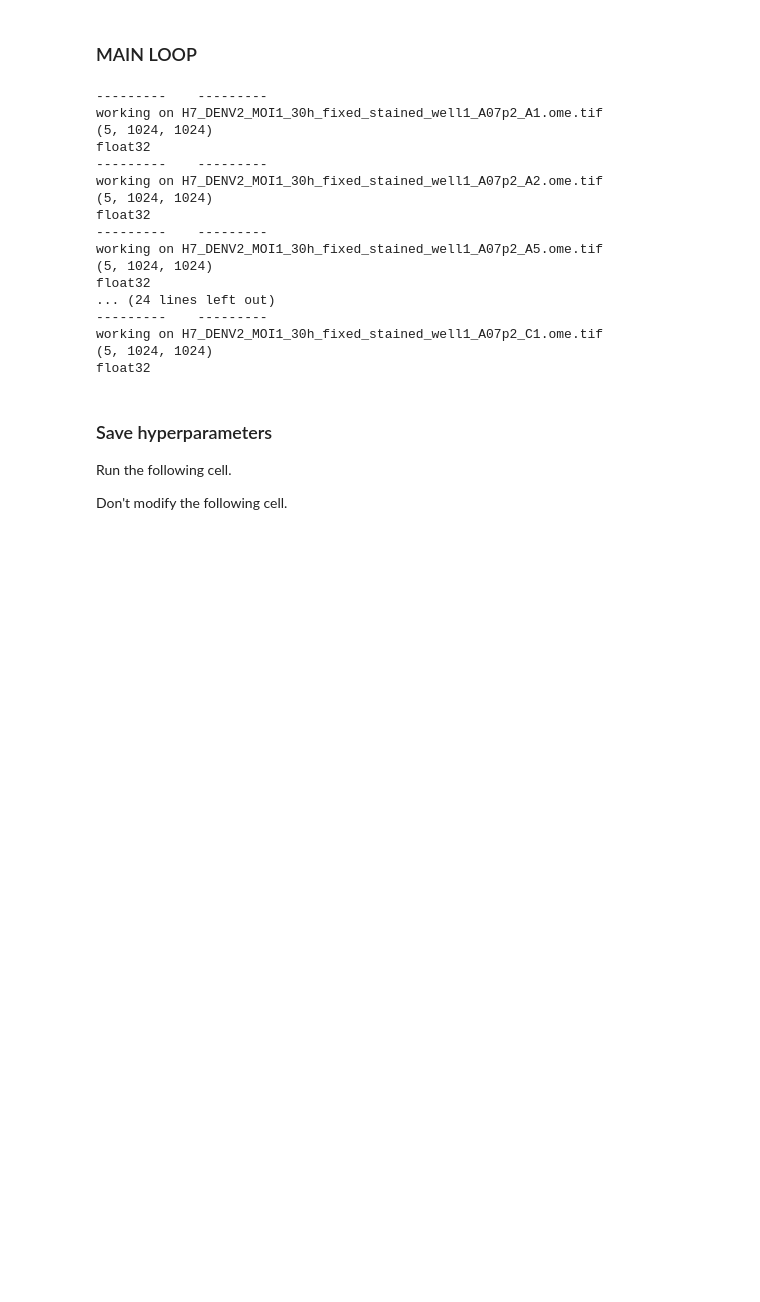
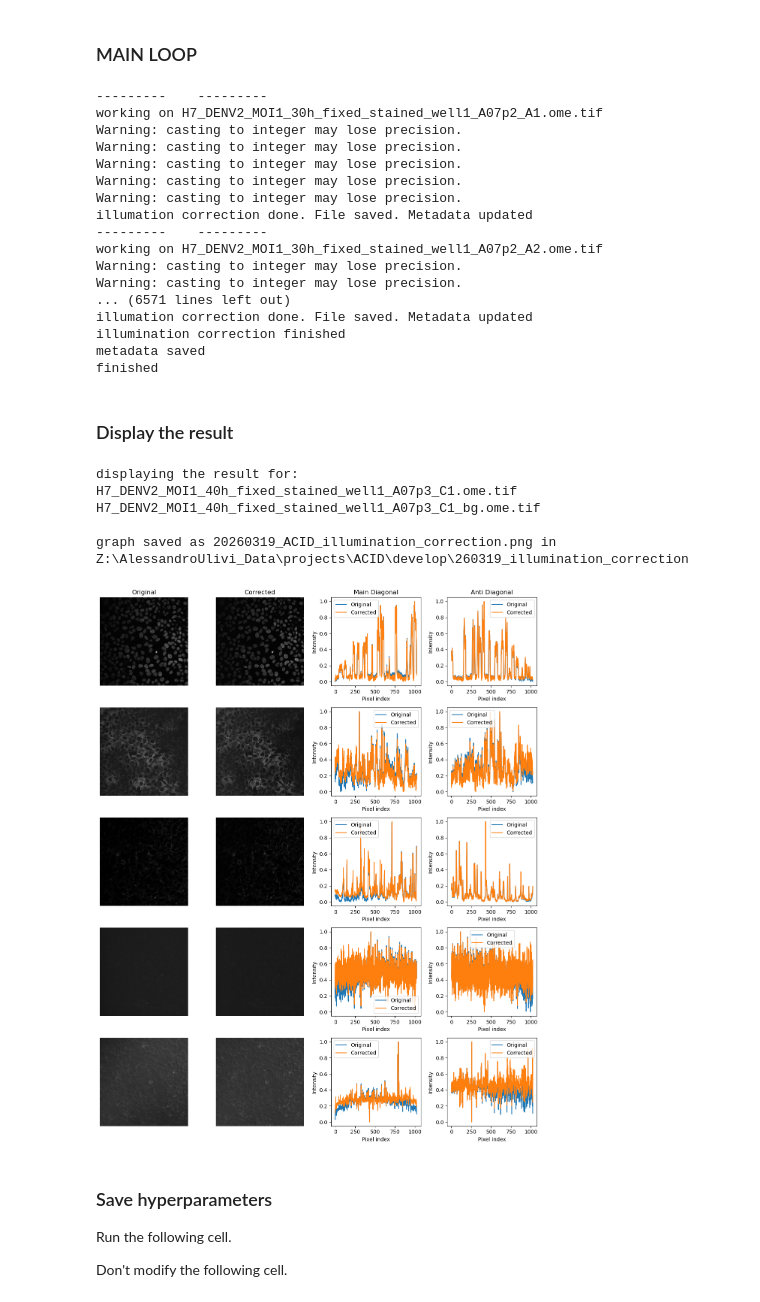
Before and after one commit to IDIP-Platform/ACID, a Jupyter notebook: part4b_correct_background.ipynb, the cells around one changed output. Drawn from its saved outputs; the diff is of its cells as text; code cells hidden in the pictures; blank space fills up the shorter version.

Commit message:
display illumination correction results

```diff
--- a/part4b_correct_background.ipynb
+++ b/part4b_correct_background.ipynb
@@ -610,7 +620,7 @@ illum_correct_clip_max_value_collection = []
 
 
 # iterate through the rows of the metadata dataframe
-for i in metadata_df.index[:10]:
+for i in metadata_df.index:
 
     print("---------    ---------")
 
@@ -850,21 +860,68 @@ print("finished")
 # %% [output]
 ---------    ---------
 working on H7_DENV2_MOI1_30h_fixed_stained_well1_A07p2_A1.ome.tif
-(5, 1024, 1024)
-float32
+Warning: casting to integer may lose precision.
+Warning: casting to integer may lose precision.
+Warning: casting to integer may lose precision.
+Warning: casting to integer may lose precision.
+Warning: casting to integer may lose precision.
+illumation correction done. File saved. Metadata updated
 ---------    ---------
 working on H7_DENV2_MOI1_30h_fixed_stained_well1_A07p2_A2.ome.tif
-(5, 1024, 1024)
-float32
----------    ---------
-working on H7_DENV2_MOI1_30h_fixed_stained_well1_A07p2_A5.ome.tif
-(5, 1024, 1024)
-float32
-... (24 lines left out)
----------    ---------
-working on H7_DENV2_MOI1_30h_fixed_stained_well1_A07p2_C1.ome.tif
-(5, 1024, 1024)
-float32
+Warning: casting to integer may lose precision.
+Warning: casting to integer may lose precision.
+... (6571 lines left out)
+illumation correction done. File saved. Metadata updated
+illumination correction finished
+metadata saved
+finished
+# %% [markdown]
+### Display the result
+# %%
+import random
+# randomly select a field of view before and after correction
+random_field_of_view_idx = random.choice(list(metadata_df.index))
+random_field_of_view_name = metadata_df.loc[random_field_of_view_idx, fov_column_name]
+random_field_of_view_corrected_name = metadata_df.loc[random_field_of_view_idx, illum_correct_df_file_name_clm_name]
+print(f"""
+displaying the result for:
+{random_field_of_view_name}
+{random_field_of_view_corrected_name}
+""")
+random_field_of_view = tifffile.imread(os.path.join(fov_directory, random_field_of_view_name))
+random_field_of_view_corrected = tifffile.imread(os.path.join(output_directory, random_field_of_view_corrected_name))
+
+
+fig, axes = plt.subplots(num_channels, 4, figsize=(12, 3 * num_channels))
+
+plot_image_channels_and_diagonals(
+    random_field_of_view,
+    random_field_of_view_corrected,
+    channel_axis=channel_axis,
+    axes=axes,
+    title_1="Original",
+    title_2="Corrected",
+    title_3="Main Diagonal",
+    title_4="Anti Diagonal",
+    x_axis="Pixel index",
+    y_axis="Intensity",
+    normalize=True)
+
+
+# save graph
+if save_graphs:
+    graph_saving_name = f"{datetime.datetime.now().strftime(graph_date_format)}{save_file_name_separator}{project_name}{save_file_name_separator}{graph_savingword}{graph_suffix}"
+    fig.savefig(os.path.join(graph_saving_directory, graph_saving_name))
+    print(f"graph saved as {graph_saving_name} in {graph_saving_directory}")
+else:
+    print("graph not saved, set save_graphs to True to save the graph")
+# %% [output]
+displaying the result for:
+H7_DENV2_MOI1_40h_fixed_stained_well1_A07p3_C1.ome.tif
+H7_DENV2_MOI1_40h_fixed_stained_well1_A07p3_C1_bg.ome.tif
+
+graph saved as 20260319_ACID_illumination_correction.png in Z:\AlessandroUlivi_Data\projects\ACID\develop\260319_illumination_correction
+[figure, added]
 # %% [markdown]
 ### Save hyperparameters
 
```
Also changed, not shown: parts of 2 cells of this notebook, 2 other files.
